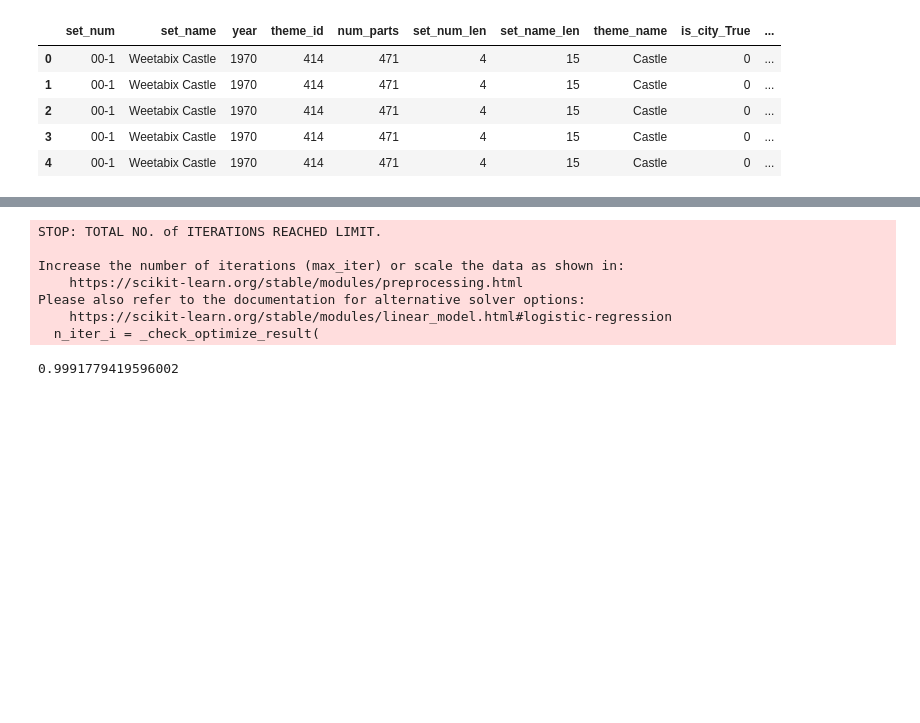
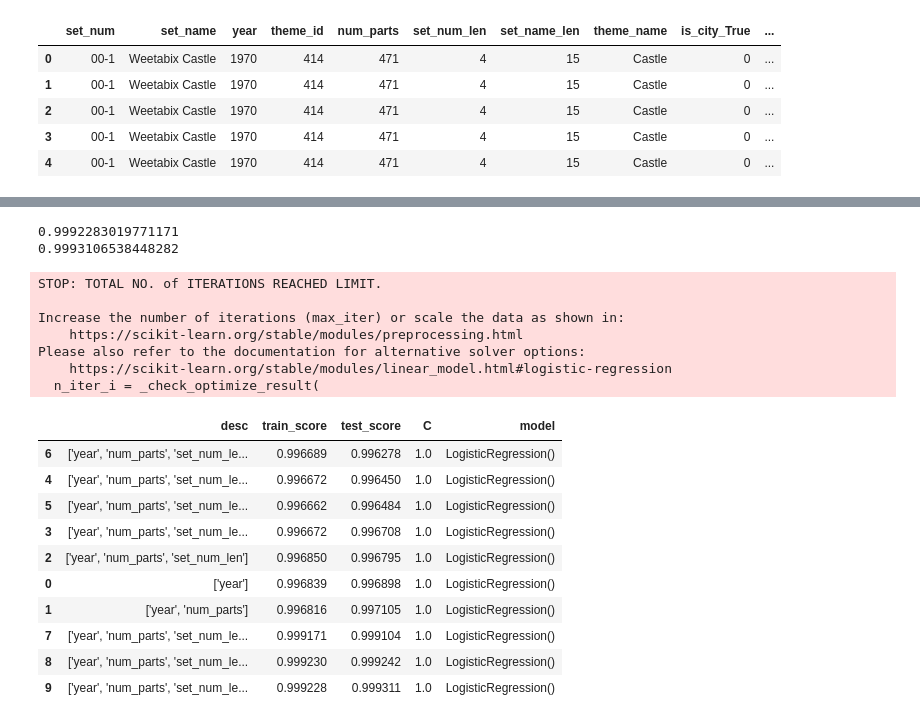
Before and after one commit to mkipper/capstone2-lego-data, a Jupyter notebook: lego_capstone2.ipynb, the cells around one changed output, grey strips where cells are left out. Cells and saved outputs as stored; diff of their text form; code cells hidden in the pictures; blank space fills up the shorter version.

```diff
--- a/lego_capstone2.ipynb
+++ b/lego_capstone2.ipynb
@@ -769,0 +900,3 @@ Please also refer to the documentation for alternative solver options:
+# %%
+hyper_table.append(dict(desc = str(feature_names), train_score = s_train, test_score = s_test, C=model.C, model=model))
+pd.DataFrame(hyper_table).sort_values('test_score')
@@ -770,8 +913,12 @@ Please also refer to the documentation for alternative solver options:
 # %%
-feature_names = ['year', 'num_parts', 'set_num_len', 'set_name_len', 'color_id', 'quantity', 'is_trans_t', 'theme_name_len', 'part_num_len']
+feature_names = ['year', 'num_parts', 'set_num_len', 'set_name_len', 'color_id', 'quantity', 'is_trans', 'theme_name_len', 'part_num_len']
 X = df[feature_names]
-y = df['is_city_True']
+y = df['is_city']
+X_train, X_test, y_train, y_test = train_test_split(X, y, test_size= 0.1)
 model = LogisticRegression()
-model.fit(X, y)
-model.score(X, y)
+model.fit(X_train, y_train)
+s_train = model.score(X_train, y_train)
+print(s_train)
+s_test = model.score(X_test, y_test)
+print(s_test)
 # %% [output]
@@ -786,17 +948,37 @@ Please also refer to the documentation for alternative solver options:
 # %%
-feature_names = ['year', 'num_parts', 'set_num_len', 'set_name_len', 'color_id', 'quantity', 'is_trans_t', 'theme_name_len', 'part_num_len', 'color_name_len']
+feature_names = ['year', 'num_parts', 'set_num_len', 'set_name_len', 'color_id', 'quantity', 'is_trans', 'theme_name_len', 'part_num_len', 'color_name_len']
 X = df[feature_names]
-y = df['is_city_True']
+y = df['is_city']
+X_train, X_test, y_train, y_test = train_test_split(X, y, test_size= 0.1)
 model = LogisticRegression()
-model.fit(X, y)
-model.score(X, y)
+model.fit(X_train, y_train)
+s_train = model.score(X_train, y_train)
+print(s_train)
+s_test = model.score(X_test, y_test)
+print(s_test)
 # %% [output]
-STOP: TOTAL NO. of ITERATIONS REACHED LIMIT.
-
-Increase the number of iterations (max_iter) or scale the data as shown in:
-    https://scikit-learn.org/stable/modules/preprocessing.html
-Please also refer to the documentation for alternative solver options:
-    https://scikit-learn.org/stable/modules/linear_model.html#logistic-regression
-  n_iter_i = _check_optimize_result(
+0.9992283019771171
+0.9993106538448282
-0.9991779419596002
+STOP: TOTAL NO. of ITERATIONS REACHED LIMIT.
+
+Increase the number of iterations (max_iter) or scale the data as shown in:
+    https://scikit-learn.org/stable/modules/preprocessing.html
+Please also refer to the documentation for alternative solver options:
+    https://scikit-learn.org/stable/modules/linear_model.html#logistic-regression
+  n_iter_i = _check_optimize_result(
+# %%
+hyper_table.append(dict(desc = str(feature_names), train_score = s_train, test_score = s_test, C=model.C, model=model))
+pd.DataFrame(hyper_table).sort_values('test_score')
+# %% [output]
+|  | desc | train_score | test_score | C | model |
+| 6 | ['year', 'num_parts', 'set_num_le... | 0.996689 | 0.996278 | 1.0 | LogisticRegression() |
+| 4 | ['year', 'num_parts', 'set_num_le... | 0.996672 | 0.996450 | 1.0 | LogisticRegression() |
+| 5 | ['year', 'num_parts', 'set_num_le... | 0.996662 | 0.996484 | 1.0 | LogisticRegression() |
+| 3 | ['year', 'num_parts', 'set_num_le... | 0.996672 | 0.996708 | 1.0 | LogisticRegression() |
+| 2 | ['year', 'num_parts', 'set_num_len'] | 0.996850 | 0.996795 | 1.0 | LogisticRegression() |
+| 0 | ['year'] | 0.996839 | 0.996898 | 1.0 | LogisticRegression() |
+| 1 | ['year', 'num_parts'] | 0.996816 | 0.997105 | 1.0 | LogisticRegression() |
+| 7 | ['year', 'num_parts', 'set_num_le... | 0.999171 | 0.999104 | 1.0 | LogisticRegression() |
+| 8 | ['year', 'num_parts', 'set_num_le... | 0.999230 | 0.999242 | 1.0 | LogisticRegression() |
+| 9 | ['year', 'num_parts', 'set_num_le... | 0.999228 | 0.999311 | 1.0 | LogisticRegression() |
 # %%
```
Also changed, not shown: parts of 39 cells of this notebook.
